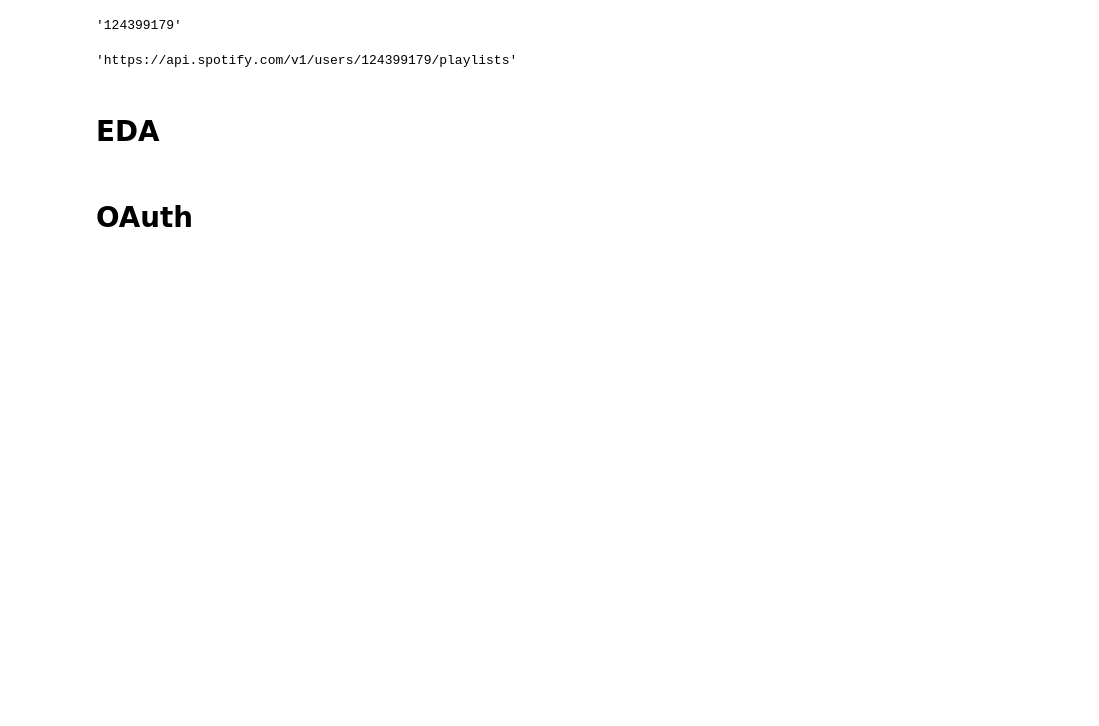
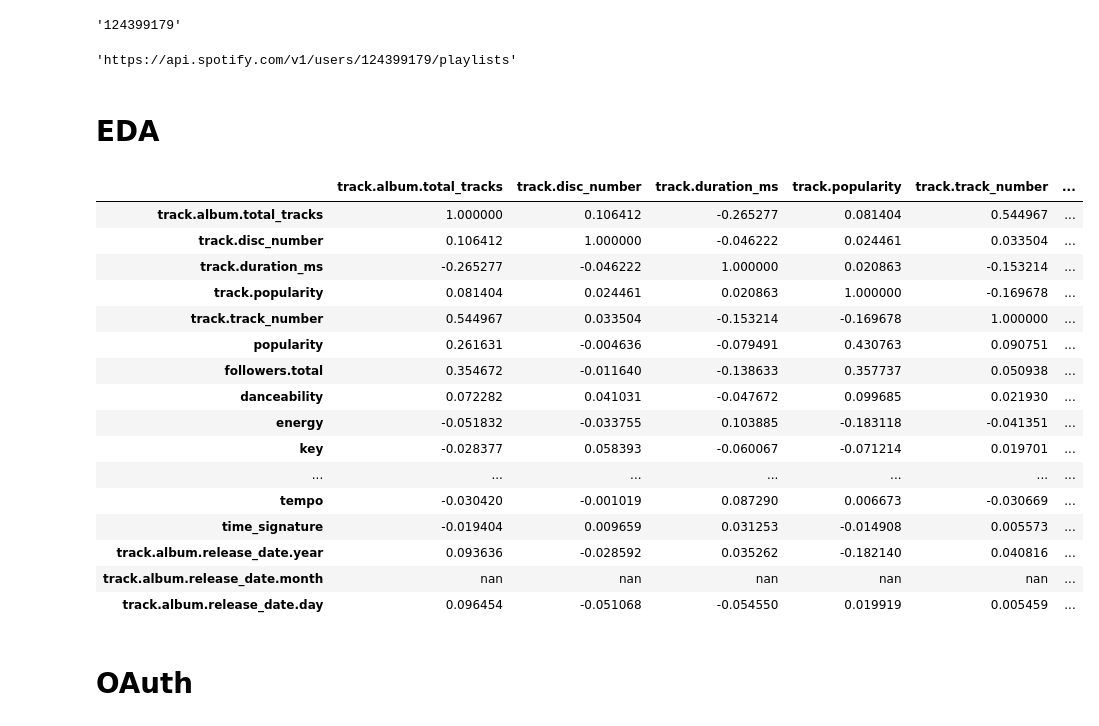
Before and after one commit to VintageGold/Spotify_SeasonPlaylist, a Jupyter notebook: spotify_seasons.ipynb, the cells around one changed output. Drawn from its saved outputs; the diff is of its cells as text; code cells hidden in the pictures; blank space fills up the shorter version.

```diff
--- a/spotify_seasons.ipynb
+++ b/spotify_seasons.ipynb
@@ -328,8 +328,26 @@ for i in range(cycle):
 # %% [markdown]
 # EDA
 # %%
-(df_daterange_likes_complete.select_dtypes(include=[int,float]).corr()
+(df_user_likes_complete_date_range.select_dtypes(include=[int,float]).corr()
  .style.applymap(lambda x: 'background-color : green' if x>0.30 else ''))
+# %% [output]
+|  | track.album.total_tracks | track.disc_number | track.duration_ms | track.popularity | track.track_number | ... |
+| track.album.total_tracks | 1.000000 | 0.106412 | -0.265277 | 0.081404 | 0.544967 | ... |
+| track.disc_number | 0.106412 | 1.000000 | -0.046222 | 0.024461 | 0.033504 | ... |
+| track.duration_ms | -0.265277 | -0.046222 | 1.000000 | 0.020863 | -0.153214 | ... |
+| track.popularity | 0.081404 | 0.024461 | 0.020863 | 1.000000 | -0.169678 | ... |
+| track.track_number | 0.544967 | 0.033504 | -0.153214 | -0.169678 | 1.000000 | ... |
+| popularity | 0.261631 | -0.004636 | -0.079491 | 0.430763 | 0.090751 | ... |
+| followers.total | 0.354672 | -0.011640 | -0.138633 | 0.357737 | 0.050938 | ... |
+| danceability | 0.072282 | 0.041031 | -0.047672 | 0.099685 | 0.021930 | ... |
+| energy | -0.051832 | -0.033755 | 0.103885 | -0.183118 | -0.041351 | ... |
+| key | -0.028377 | 0.058393 | -0.060067 | -0.071214 | 0.019701 | ... |
+| ... | ... | ... | ... | ... | ... | ... |
+| tempo | -0.030420 | -0.001019 | 0.087290 | 0.006673 | -0.030669 | ... |
+| time_signature | -0.019404 | 0.009659 | 0.031253 | -0.014908 | 0.005573 | ... |
+| track.album.release_date.year | 0.093636 | -0.028592 | 0.035262 | -0.182140 | 0.040816 | ... |
+| track.album.release_date.month | nan | nan | nan | nan | nan | ... |
+| track.album.release_date.day | 0.096454 | -0.051068 | -0.054550 | 0.019919 | 0.005459 | ... |
 # %% [markdown]
 # OAuth
 # %%
```
